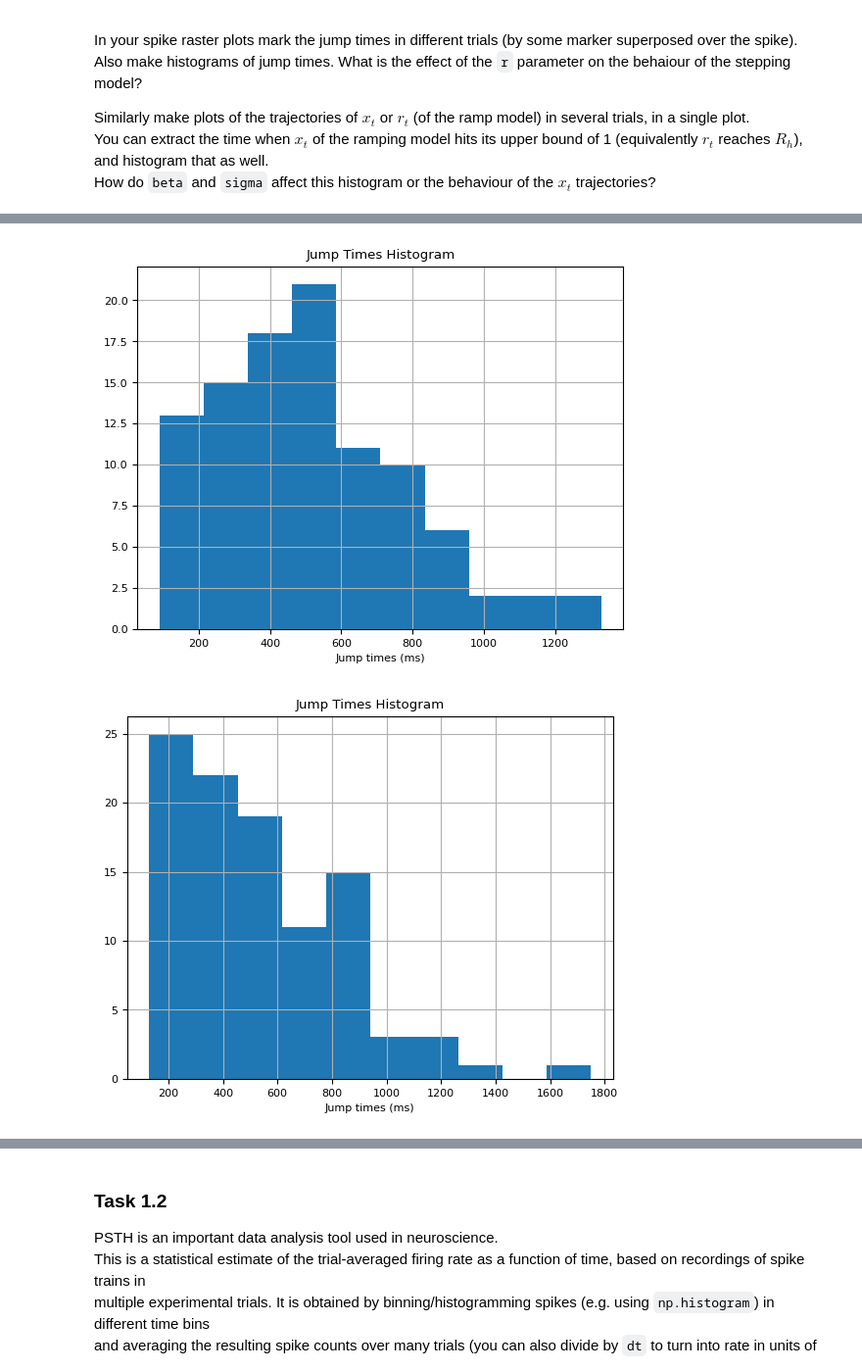
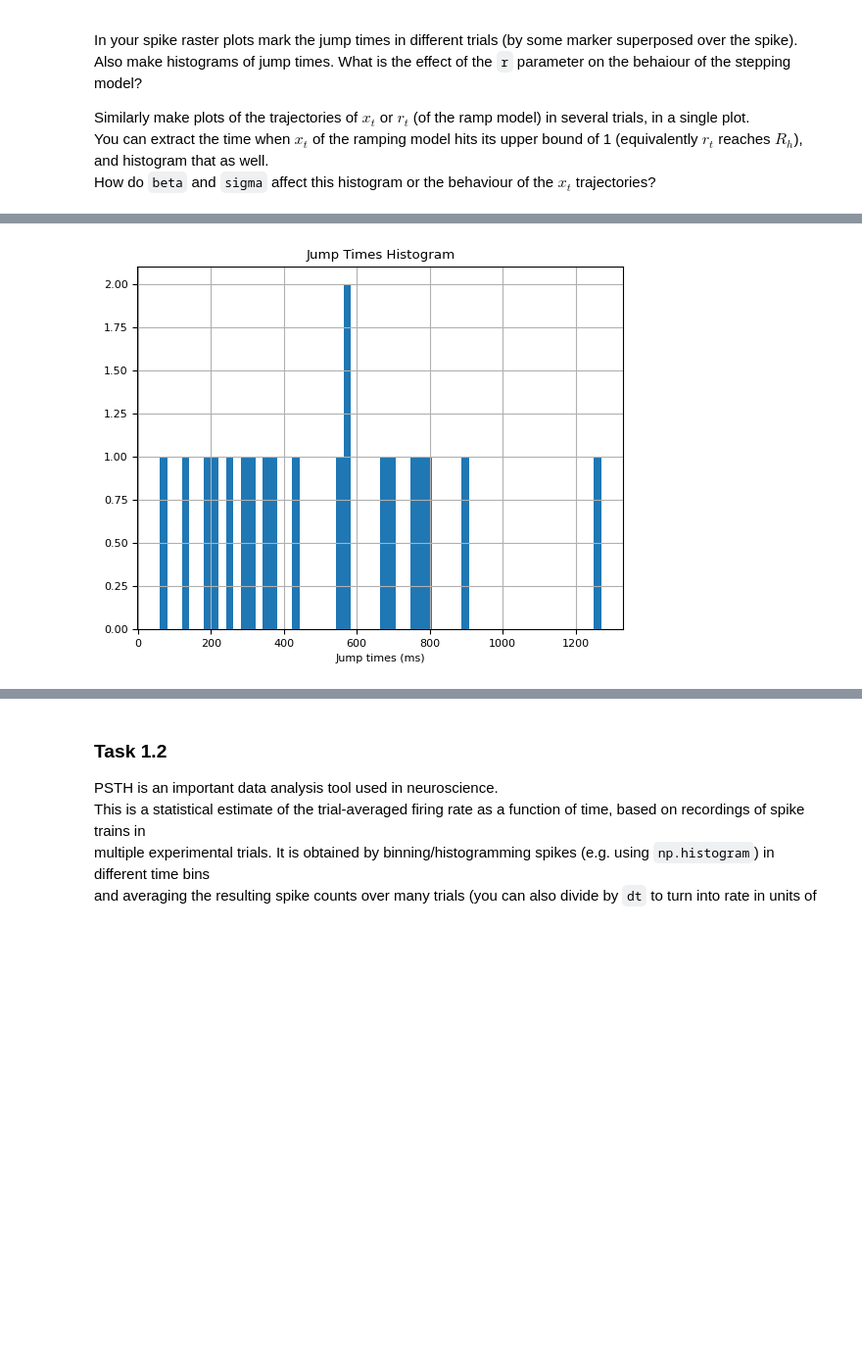
Before and after one commit to eduardburlacu/Statistics, a Jupyter notebook: (Main)_GG3_project.ipynb, the cells around one changed output, grey strips where cells are left out. Shown at 98% size. Saved outputs shown, nothing was run; the diff lists cells and outputs as text; code cells hidden in the pictures; blank space fills up the shorter version.

```diff
--- a/(Main)_GG3_project.ipynb
+++ b/(Main)_GG3_project.ipynb
@@ -316,7 +316,7 @@ You can extract the time when $x_t$ of the ramping model hits its upper bound of
 How do `beta` and `sigma` affect this histogram or the behaviour of the $x_t$ trajectories?
 # %%
 step = models.StepModel()
-N_trials=100
+N_trials=20
 T=100
 spikes,jumps,rates=step.simulate(N_trials,T)
 # %%
@@ -353,18 +353,15 @@ plot_spike_raster(spikes,jumps)
 # %%
 m = T/ 2
 r = 3
-list_x0 = [0.2,0.02,0.002]
-for x0 in list_x0:
-  step = models.StepModel(m,r,x0)
-  spikes,jumps,rates=step.simulate(N_trials,T)
-  plt.hist(jumps/T * 1000)
-  plt.xlabel('Jump times (ms)')
-  plt.title("Jump Times Histogram")
-  plt.grid(True)
-  plt.show()
-  plt.show()
+x0=0.2
+step = models.StepModel(m,r,x0)
+spikes,jumps,rates=step.simulate(N_trials,T)
+plt.hist(jumps/T * 1000,bins=60)
+plt.xlabel('Jump times (ms)')
+plt.title("Jump Times Histogram")
+plt.grid(True)
+plt.show()
   #print(jumps)
   #plot_spike_raster(spikes,jumps,title=f'Spike Raster Plot, r={r},x0={round(x0,3)}')
 # %% [output]
-[figure, old version]
+[figure, new version]
-[figure, removed]
```
Also changed, not shown: parts of 31 cells of this notebook.
